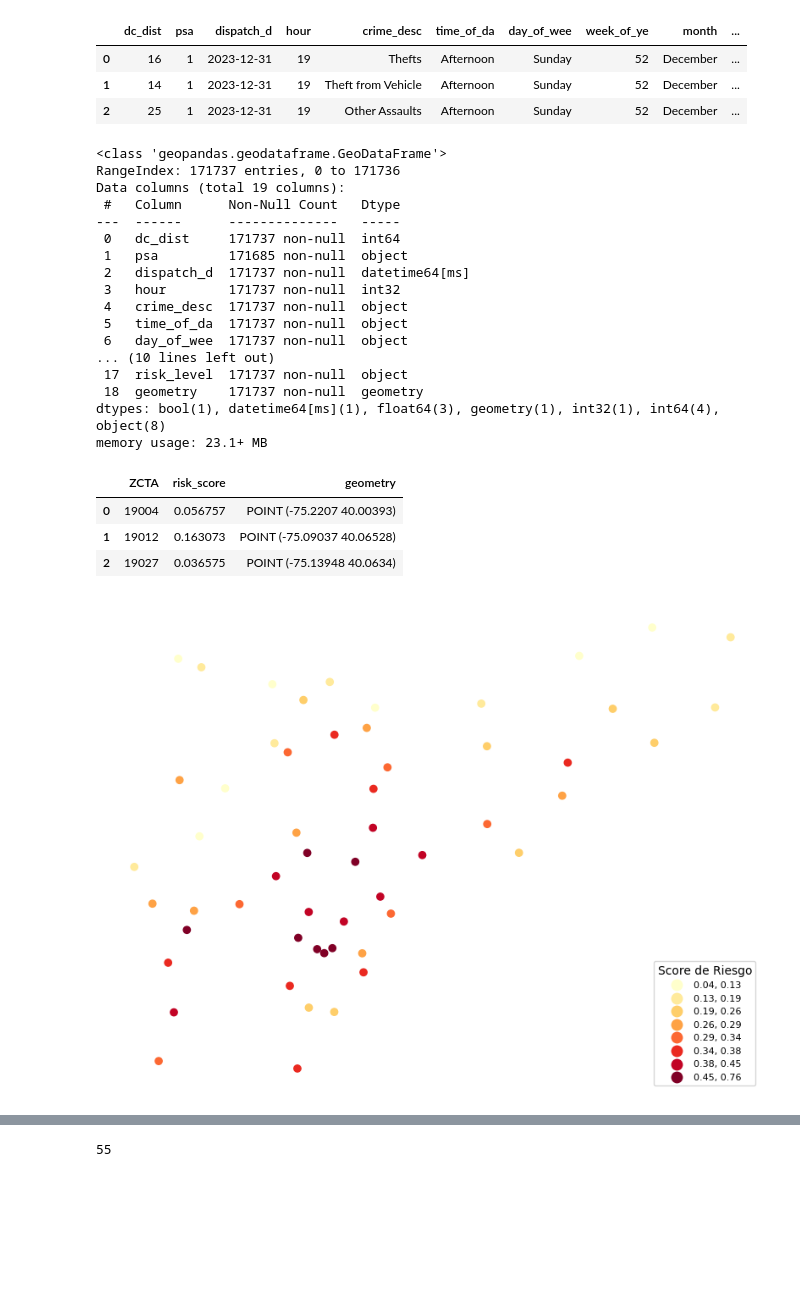
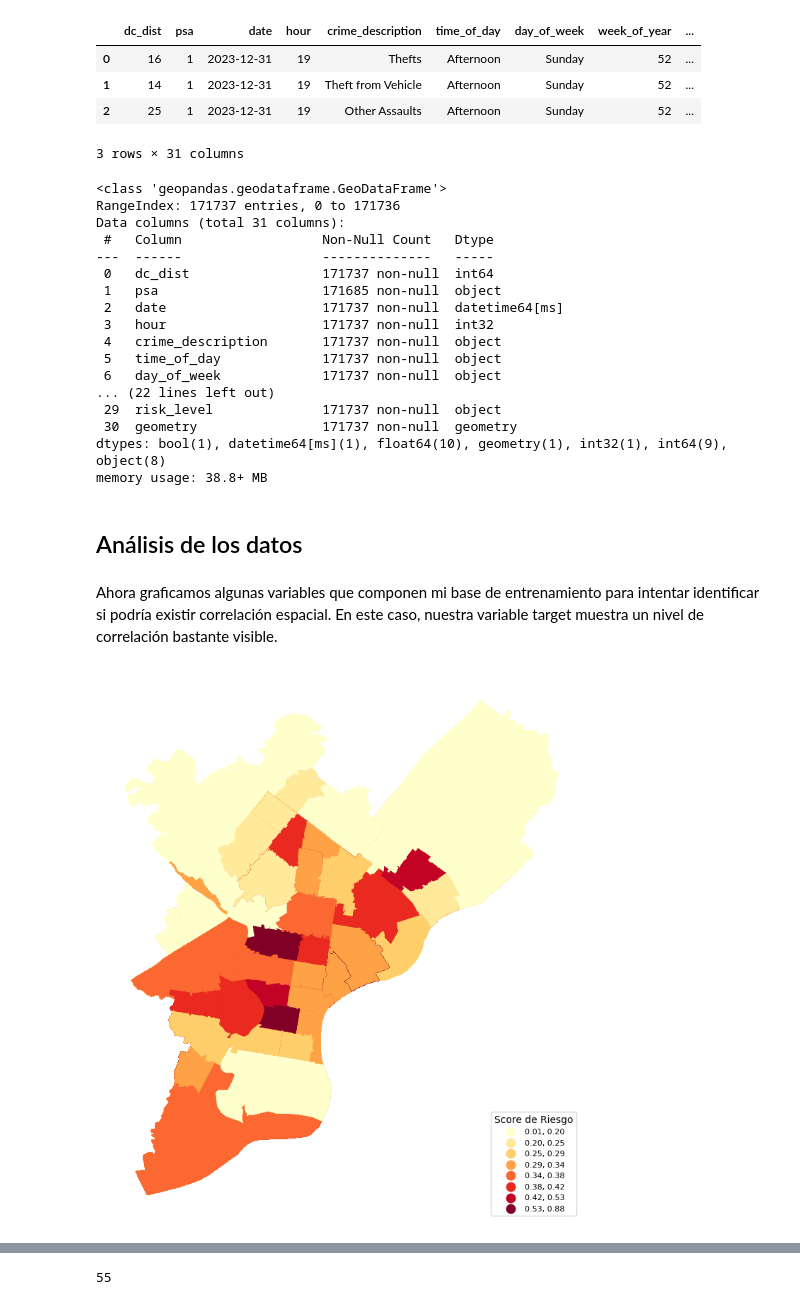
Before and after one commit to dnunez29/Trabajo-Final-Graduacion, a Jupyter notebook: Scripts/TFM_DanielNunezVargas_Modelo.ipynb, the cells around one changed output, grey strips where cells are left out. Saved outputs shown, nothing was run; the diff lists cells and outputs as text; code cells hidden in the pictures; blank space fills up the shorter version.

Commit message:
Carpintería de datos
Análisis de los datos y un primer acercamiento con un modelo XGBoost

```diff
--- a/Scripts/TFM_DanielNunezVargas_Modelo.ipynb
+++ b/Scripts/TFM_DanielNunezVargas_Modelo.ipynb
@@ -24,29 +26,33 @@ from xgboost import XGBRegressor
 # %%
 # Carga de los datos
-df_train = gpd.read_file('../Input/ModelingDatasets/Train/df_train_with_score_pointCoordinates.shp')
+df_train = gpd.read_file('../Input/ModelingDatasets/Train/df_train_with_score_ZCTACoordinates.shp')
+# Se cambian los nombres que se perdieron al guardar el archivo en formato .shp
+df_train = cleanDataframe2(df_train)
 df_train.head(3)
 # %% [output]
-|  | dc_dist | psa | dispatch_d | hour | crime_desc | time_of_da | day_of_wee | week_of_ye | month | ... |
-| 0 | 16 | 1 | 2023-12-31 | 19 | Thefts | Afternoon | Sunday | 52 | December | ... |
-| 1 | 14 | 1 | 2023-12-31 | 19 | Theft from Vehicle | Afternoon | Sunday | 52 | December | ... |
-| 2 | 25 | 1 | 2023-12-31 | 19 | Other Assaults | Afternoon | Sunday | 52 | December | ... |
+|  | dc_dist | psa | date | hour | crime_description | time_of_day | day_of_week | week_of_year | ... |
+| 0 | 16 | 1 | 2023-12-31 | 19 | Thefts | Afternoon | Sunday | 52 | ... |
+| 1 | 14 | 1 | 2023-12-31 | 19 | Theft from Vehicle | Afternoon | Sunday | 52 | ... |
+| 2 | 25 | 1 | 2023-12-31 | 19 | Other Assaults | Afternoon | Sunday | 52 | ... |
+3 rows × 31 columns
 # %%
+# Informacion general de los datos de entrenamiento
 df_train.info()
 # %% [output]
 <class 'geopandas.geodataframe.GeoDataFrame'>
 RangeIndex: 171737 entries, 0 to 171736
-Data columns (total 19 columns):
- #   Column      Non-Null Count   Dtype
----  ------      --------------   -----
- 0   dc_dist     171737 non-null  int64
- 1   psa         171685 non-null  object
- 2   dispatch_d  171737 non-null  datetime64[ms]
- 3   hour        171737 non-null  int32
- 4   crime_desc  171737 non-null  object
- 5   time_of_da  171737 non-null  object
- 6   day_of_wee  171737 non-null  object
-... (10 lines left out)
- 17  risk_level  171737 non-null  object
- 18  geometry    171737 non-null  geometry
-dtypes: bool(1), datetime64[ms](1), float64(3), geometry(1), int32(1), int64(4), object(8)
-memory usage: 23.1+ MB
+Data columns (total 31 columns):
+ #   Column                  Non-Null Count   Dtype
+---  ------                  --------------   -----
+ 0   dc_dist                 171737 non-null  int64
+ 1   psa                     171685 non-null  object
+ 2   date                    171737 non-null  datetime64[ms]
+ 3   hour                    171737 non-null  int32
+ 4   crime_description       171737 non-null  object
+ 5   time_of_day             171737 non-null  object
+ 6   day_of_week             171737 non-null  object
+... (22 lines left out)
+ 29  risk_level              171737 non-null  object
+ 30  geometry                171737 non-null  geometry
+dtypes: bool(1), datetime64[ms](1), float64(10), geometry(1), int32(1), int64(9), object(8)
+memory usage: 38.8+ MB
@@ -62,18 +59,15 @@ temp = gpd.GeoDataFrame(temp, geometry='geometry')
-# %%
-temp.head(3)
-# %% [output]
-|  | ZCTA | risk_score | geometry |
-| 0 | 19004 | 0.056757 | POINT (-75.2207 40.00393) |
-| 1 | 19012 | 0.163073 | POINT (-75.09037 40.06528) |
-| 2 | 19027 | 0.036575 | POINT (-75.13948 40.0634) |
+# %% [markdown]
+## Análisis de los datos
+# %% [markdown]
+Ahora graficamos algunas variables que componen mi base de entrenamiento para intentar identificar si podría existir correlación espacial. En este caso, nuestra variable target muestra un nivel de correlación bastante visible.
 # %%
-map=temp.plot(column='risk_score',
+map=df_train.plot(column='risk_score',
          scheme='quantiles',
          k=8, cmap='YlOrRd',
          legend=True,
          figsize=(10,10),
          legend_kwds={'loc': 'lower right', 'fontsize':'8', 'title':'Score de Riesgo'}
 )
 map.set_axis_off()
 # %% [output]
-[figure, old version]
+[figure, new version]
```
Also changed, not shown: parts of 60 cells of this notebook, 1 other file.
